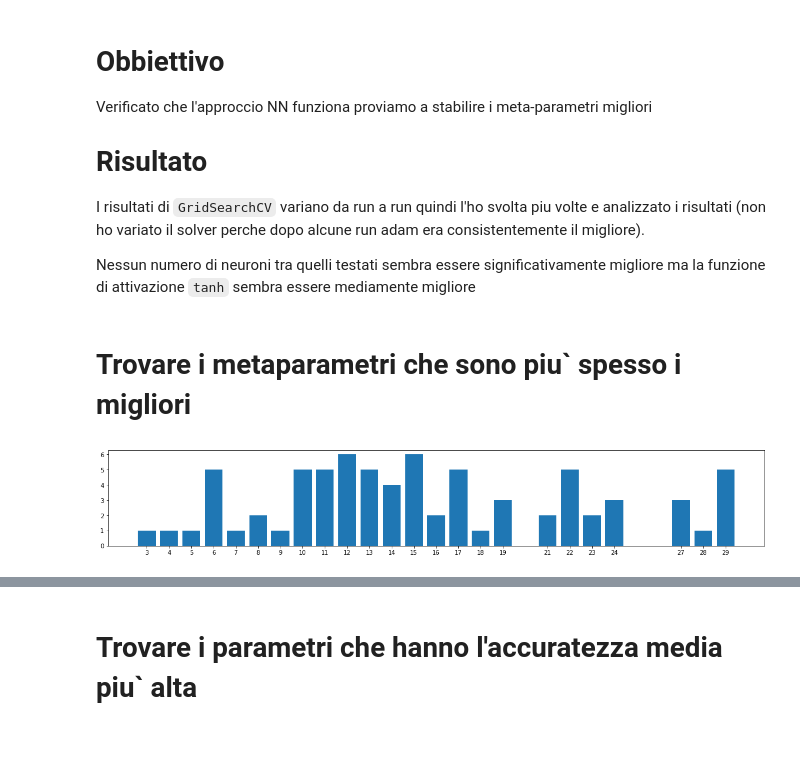
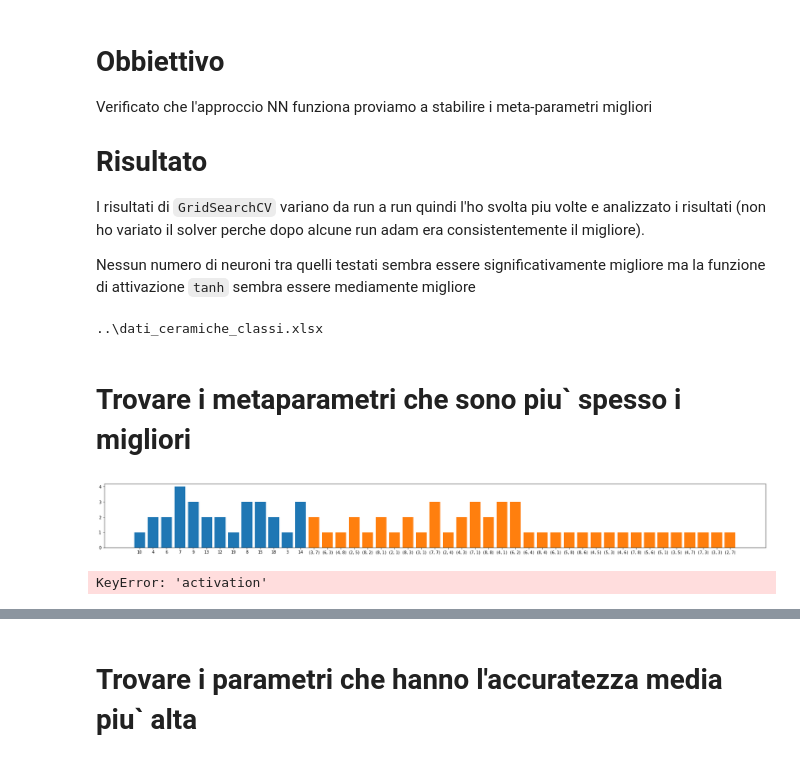
Before and after one commit to scutta2000/tirocinio-reperti-archeologici, a Jupyter notebook: src/Notebooks/hyper-parametri_NN.ipynb, the cells around one changed output, grey strips where cells are left out. Saved outputs shown, nothing was run; the diff lists cells and outputs as text; code cells hidden in the pictures.

Commit message:
Inizio latex, test MLP con più layer, save confronto_supervsionato

```diff
--- a/src/Notebooks/hyper-parametri_NN.ipynb
+++ b/src/Notebooks/hyper-parametri_NN.ipynb
@@ -22,11 +24,13 @@ from tqdm import tqdm
 # %%
 X, y = ceramiche_DB()
 X_train, X_test, y_train, y_test = train_test_split(X, y, test_size=.3, stratify=y)
-nn = MLPClassifier(max_iter=500, solver='adam')
+nn = MLPClassifier(max_iter=500, solver='adam', activation = 'identity')
 params = dict(
-    hidden_layer_sizes  = list(range(2,30)),
-    activation          = ['identity', 'logistic', 'tanh', 'relu']
+    hidden_layer_sizes  = list(range(2,20)) + [(x,y) for x in range(2,9) for y in range(0,9)],
+    # activation          = ['identity', 'logistic', 'tanh', 'relu']
 )
+# %% [output]
+..\dati_ceramiche_classi.xlsx
 # %%
 clf = GridSearchCV(estimator=nn, param_grid=params, cv=5, scoring='accuracy', verbose = 0, n_jobs = -1)
 # %%
@@ -43,18 +47,46 @@ with warnings.catch_warnings():
         params.append((trained.best_params_, trained.best_score_))
 # %% [markdown]
 # Trovare i metaparametri che sono piu` spesso i migliori
+# %%
+oneLayer= dict()
+twoLayer=dict()
+for p, _ in params:
+    n = p['hidden_layer_sizes']
+
+    if isinstance(n, tuple):
+        n = str(n)
+        if n in twoLayer.keys():
+            twoLayer[n]+=1
+        else:
+            twoLayer[n] = 1
+    else:
+        n = str(n)
+        if n in oneLayer.keys():
+            oneLayer[n]+=1
+        else:
+            oneLayer[n] = 1
+
+
+plt.figure(figsize=(30, 3))  # width:20, height:3
+plt.bar(*zip(*oneLayer.items()))
+plt.bar(*zip(*twoLayer.items()))
+plt.xticks(list(oneLayer.keys()) + list(twoLayer.keys()))
+plt.show()
+# %% [output]
+[figure, added]
 # %%
-import matplotlib.pyplot as plt
-hl_sizes= dict()
+activations= dict()
 for p, _ in params:
-    n = p['hidden_layer_sizes']
-    if n in hl_sizes:
-        hl_sizes[n] +=1
+    n = p['activation']
+    # if p['hidden_layer_sizes'] != 5:
+    #     continue
+    if n in activations:
+        activations[n] +=1
     else:
-        hl_sizes[n] = 1
-plt.figure(figsize=(20, 3))  # width:20, height:3
-plt.bar(*zip(*hl_sizes.items()))
-plt.xticks(list(hl_sizes.keys()))
+        activations[n] = 1
+
+plt.bar(*zip(*activations.items()))
+plt.xticks(list(activations.keys()))
 plt.show()
 # %% [output]
-[figure, removed]
+KeyError: 'activation'
```
Also changed, not shown: parts of 6 cells of this notebook, 12 other files.
